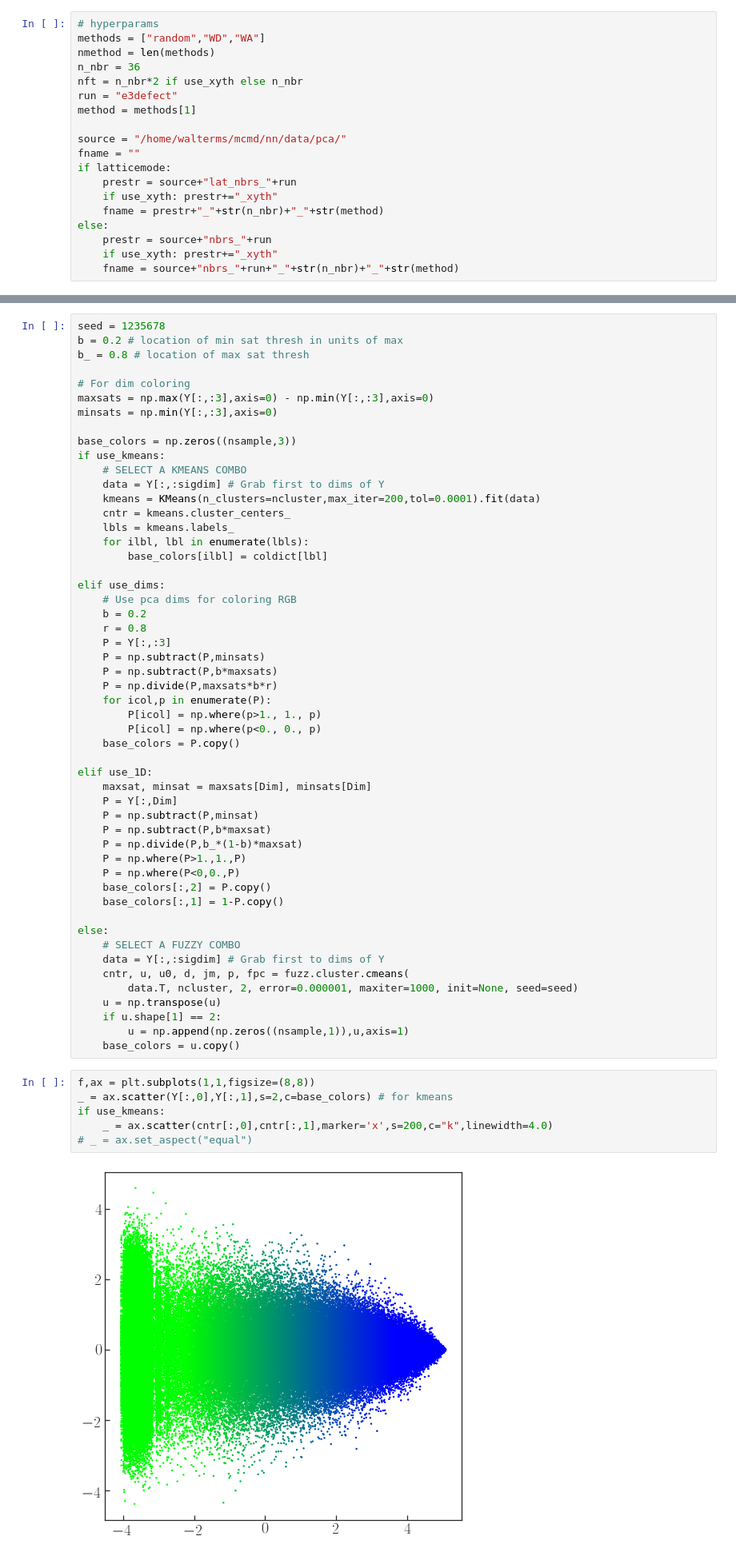
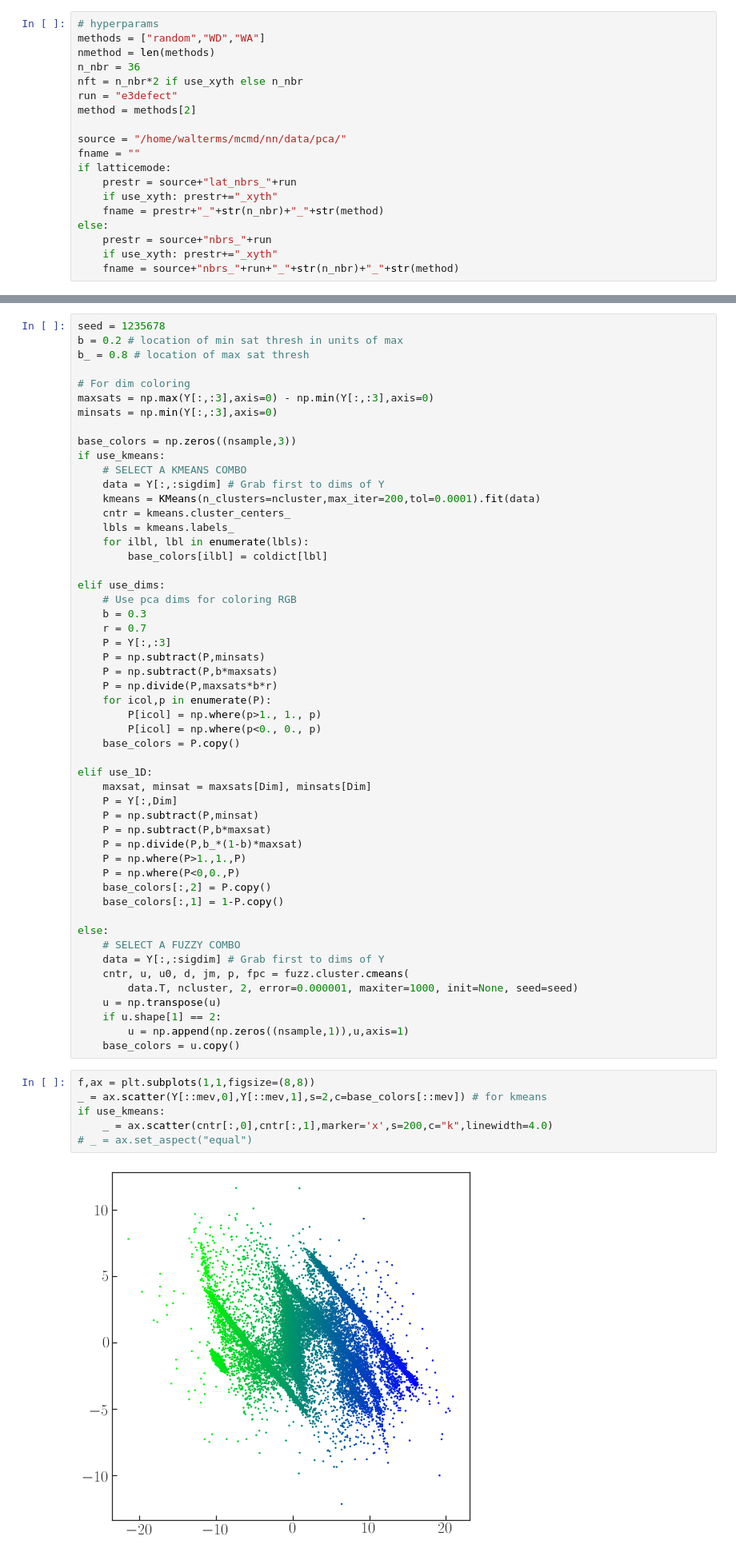
Before and after one commit to m-walters/mcmd, a Jupyter notebook: nn/pca/pca.ipynb, the cells around one changed output, grey strips where cells are left out. Shown at 80% size. Saved outputs shown, nothing was run; the diff lists cells and outputs as text.

```diff
--- a/nn/pca/pca.ipynb
+++ b/nn/pca/pca.ipynb
@@ -116,7 +116,7 @@ nmethod = len(methods)
 n_nbr = 36
 nft = n_nbr*2 if use_xyth else n_nbr
 run = "e3defect"
-method = methods[1]
+method = methods[2]
 
 source = "/home/walterms/mcmd/nn/data/pca/"
 fname = ""
@@ -369,8 +373,8 @@ if use_kmeans:
 
 elif use_dims:
     # Use pca dims for coloring RGB
-    b = 0.2
-    r = 0.8
+    b = 0.3
+    r = 0.7
     P = Y[:,:3]
     P = np.subtract(P,minsats)
     P = np.subtract(P,b*maxsats)
@@ -402,12 +406,12 @@ else:
     base_colors = u.copy()
 # %%
 f,ax = plt.subplots(1,1,figsize=(8,8))
-_ = ax.scatter(Y[:,0],Y[:,1],s=2,c=base_colors) # for kmeans
+_ = ax.scatter(Y[::mev,0],Y[::mev,1],s=2,c=base_colors[::mev]) # for kmeans
 if use_kmeans:
     _ = ax.scatter(cntr[:,0],cntr[:,1],marker='x',s=200,c="k",linewidth=4.0)
 # _ = ax.set_aspect("equal")
 # %% [output]
-[figure, old version]
+[figure, new version]
 # %%
 #
 # Grab rods from unlbl file
```
Also changed, not shown: parts of 13 cells of this notebook, 4 other files.
